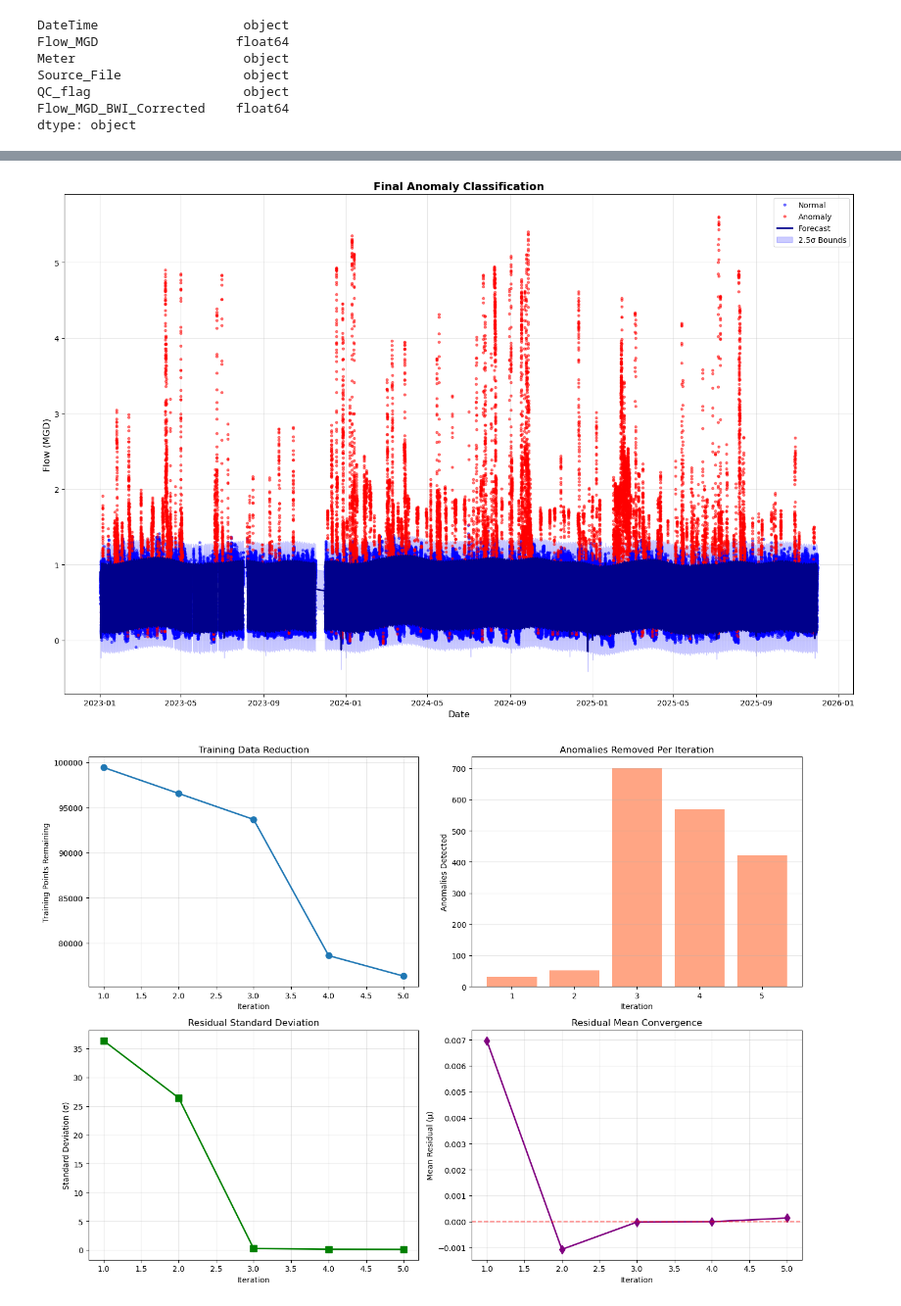
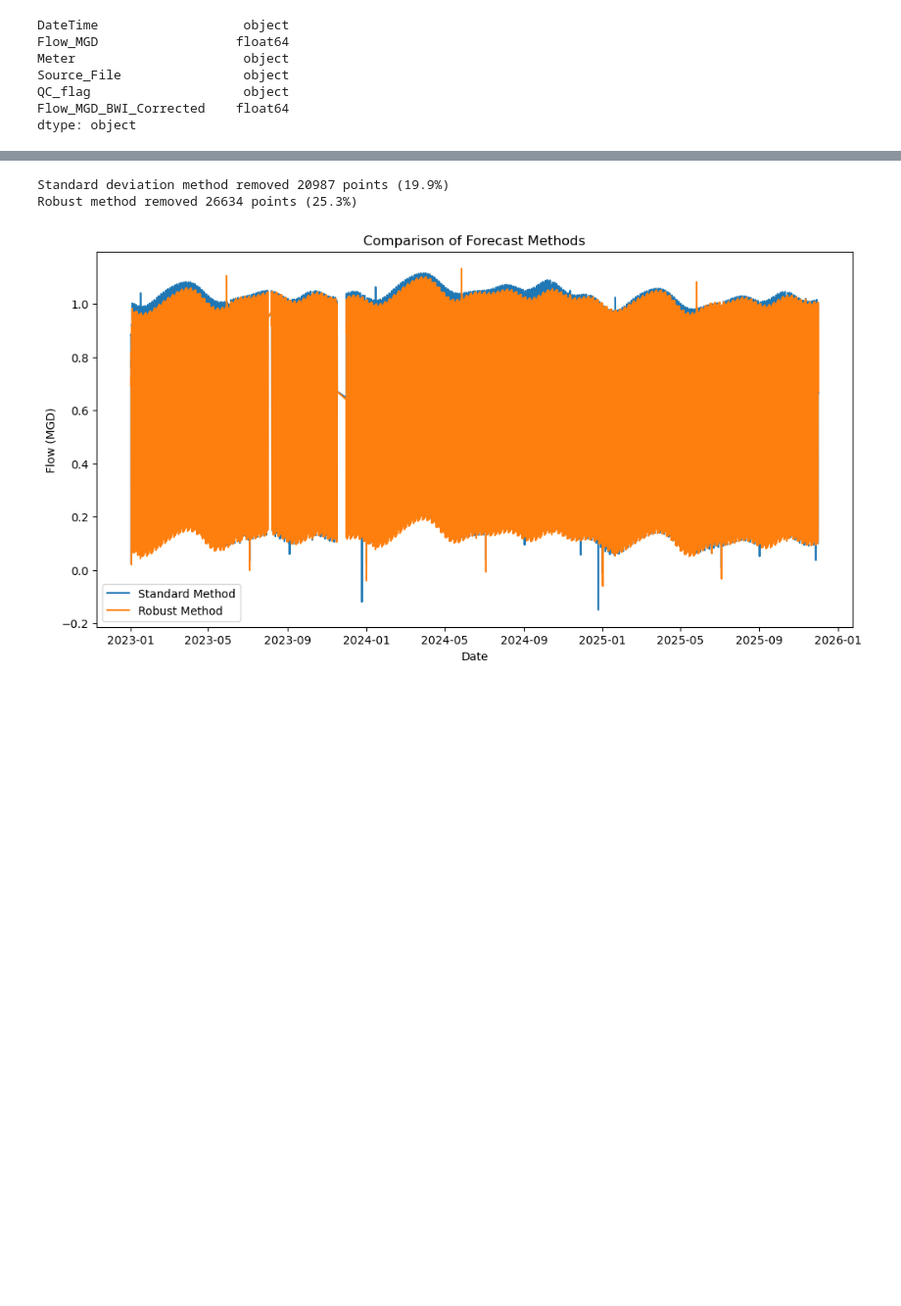
Before and after one commit to inmang13/CEE690_SoftwareEng_Spring26, a Jupyter notebook: RDII/scripts/scrap.ipynb, the cells around one changed output, grey strips where cells are left out. Shown at 98% size. Drawn from its saved outputs; the diff is of its cells as text; code cells hidden in the pictures; blank space fills up the shorter version.

```diff
--- a/RDII/scripts/scrap.ipynb
+++ b/RDII/scripts/scrap.ipynb
@@ -35,7 +35,7 @@ warnings.filterwarnings('ignore')
 
 
 
-def detect_wet_dry_periods(df, k=3, max_iterations=50, threshold=0.05):
+def detect_wet_dry_periods(df, k=2.5,sigma_method='robust', max_iterations=50, threshold=0.05):
     """
     Iterative anomaly detection for I/I identification
     """
@@ -112,10 +112,18 @@ def detect_wet_dry_periods(df, k=3, max_iterations=50, threshold=0.05):
         # Predict on ORIGINAL data (not just training data)
         forecast = model.predict(original_data[['ds']])
 
-        mu = residuals.mean()
-        sigma = residuals.std()
+        if sigma_method == 'standard':
+            mu = residuals.mean()
+            sigma = residuals.std()
 
-        print(f"  Residual stats: μ={mu:.4f}, σ={sigma:.4f}")
+
+        elif sigma_method == 'robust':
+            mu = np.median(residuals)
+            sigma = 1.4826 * np.median(np.abs(residuals - mu))
+
+            if sigma == 0:
+                sigma = np.std(residuals)
+                print(f"  Residual stats: μ={mu:.4f}, σ={sigma:.4f}")
 
 
         # 4. ANOMALY DETECTION (k-sigma rule)
@@ -200,7 +208,8 @@ def detect_wet_dry_periods(df, k=3, max_iterations=50, threshold=0.05):
         'forecast': final_forecast,
         'original_data': original_data,
         'iteration_history': iteration_history,
-        'final_bounds': (final_lower, final_upper)
+        'final_bounds': (final_lower, final_upper),
+        'k':k
     }
 
 
@@ -262,3 +271,12 @@ Source_File                object
 QC_flag                    object
 Flow_MGD_BWI_Corrected    float64
 dtype: object
+# %%
+# Run the detection
+robust_results = detect_wet_dry_periods(
+    CBO,
+    k=2.2,
+    sigma_method='robust',
+    max_iterations=5,
+    threshold=0.5
+)
@@ -265,8 +311,9 @@ dtype: object
 # %%
 # Run the detection
-results = detect_wet_dry_periods(
+standard_results = detect_wet_dry_periods(
     CBO,
-    k=2.5,
+    k=2.2,
+    sigma_method='standard',
     max_iterations=5,
     threshold=0.5
 )
@@ -399,7 +353,23 @@ def plot_iterations(results, k, show_every_n=5):
-# %%
-# Visualize
-plot_iterations(results, 2.5 ,show_every_n=3)
-# %% [output]
-[figure, removed]
-[figure, removed]
+# %%
+removed_standard = standard_results['anomaly_labels'].sum()
+removed_robust   = robust_results['anomaly_labels'].sum()
+
+print(f"Standard deviation method removed {removed_standard} points ({100*removed_standard/len(CBO):.1f}%)")
+print(f"Robust method removed {removed_robust} points ({100*removed_robust/len(CBO):.1f}%)")
+# %% [output]
+Standard deviation method removed 20987 points (19.9%)
+Robust method removed 26634 points (25.3%)
+# %%
+
+
+plt.figure(figsize=(12, 6))
+plt.plot(standard_results['forecast']['ds'], standard_results['forecast']['yhat'], label='Standard Method')
+plt.plot(robust_results['forecast']['ds'], robust_results['forecast']['yhat'], label='Robust Method')
+plt.xlabel('Date')
+plt.ylabel('Flow (MGD)')
+plt.title('Comparison of Forecast Methods')
+plt.legend()
+plt.show()
+# %% [output]
+[figure, added]
 # %%
```
Also changed, not shown: parts of 8 cells of this notebook, 46 other files.
